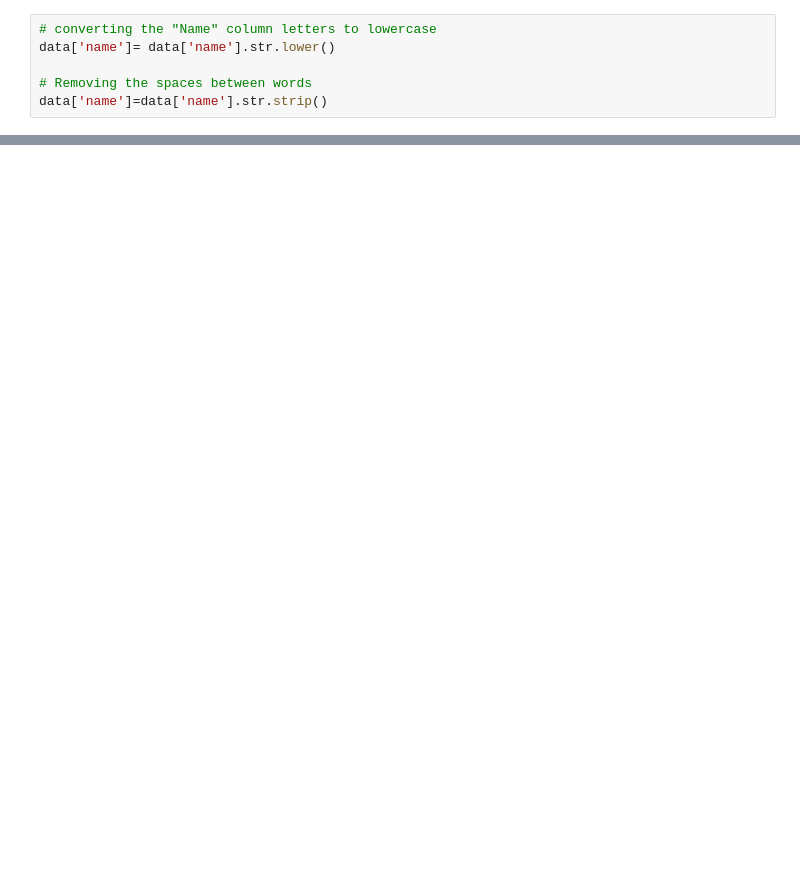
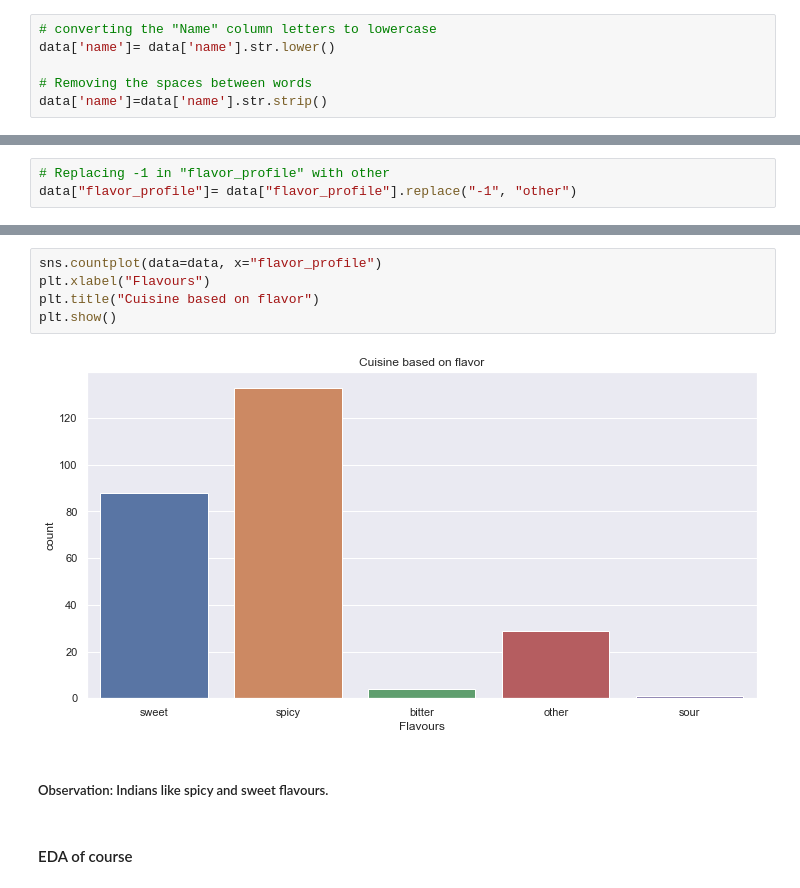
Before and after one commit to vibuverma/cuisine-recoomedations, a Jupyter notebook: Cuisine Reccomendation.ipynb, the cells around one changed output, grey strips where cells are left out. Saved outputs shown, nothing was run; the diff lists cells and outputs as text; blank space fills up the shorter version.

```diff
--- a/Cuisine Reccomendation.ipynb
+++ b/Cuisine Reccomendation.ipynb
@@ -82,0 +190,3 @@ data['name']=data['name'].str.strip()
+# %%
+# Replacing -1 in "flavor_profile" with other
+data["flavor_profile"]= data["flavor_profile"].replace("-1", "other")
@@ -82,0 +202,11 @@ data['name']=data['name'].str.strip()
+# %%
+sns.countplot(data=data, x="flavor_profile")
+plt.xlabel("Flavours")
+plt.title("Cuisine based on flavor")
+plt.show()
+# %% [output]
+[figure, added]
+# %% [markdown]
+##### Observation: Indians like spicy and sweet flavours.
+# %% [markdown]
+#### EDA of course
```
Also changed, not shown: parts of 81 cells of this notebook, 3 other files.
